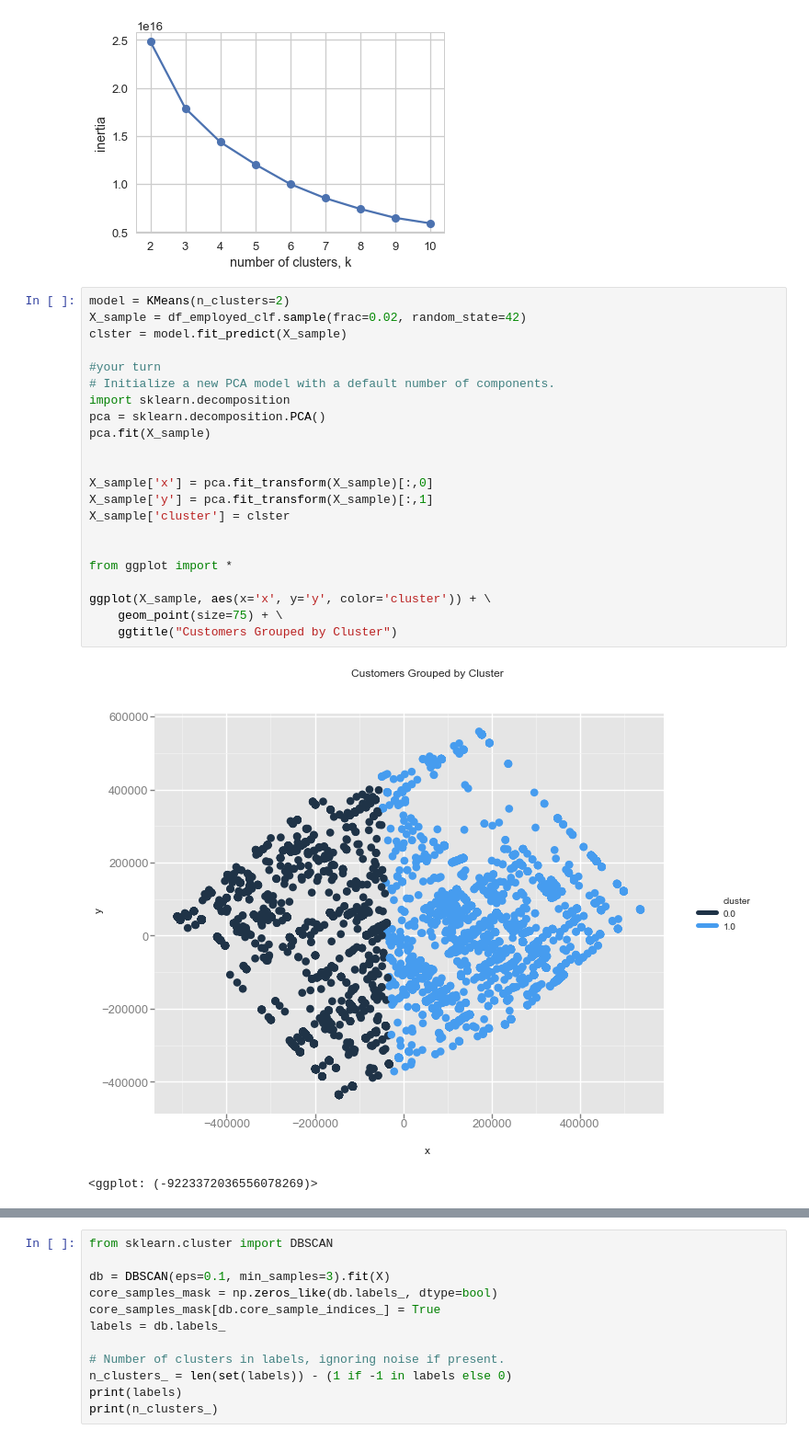
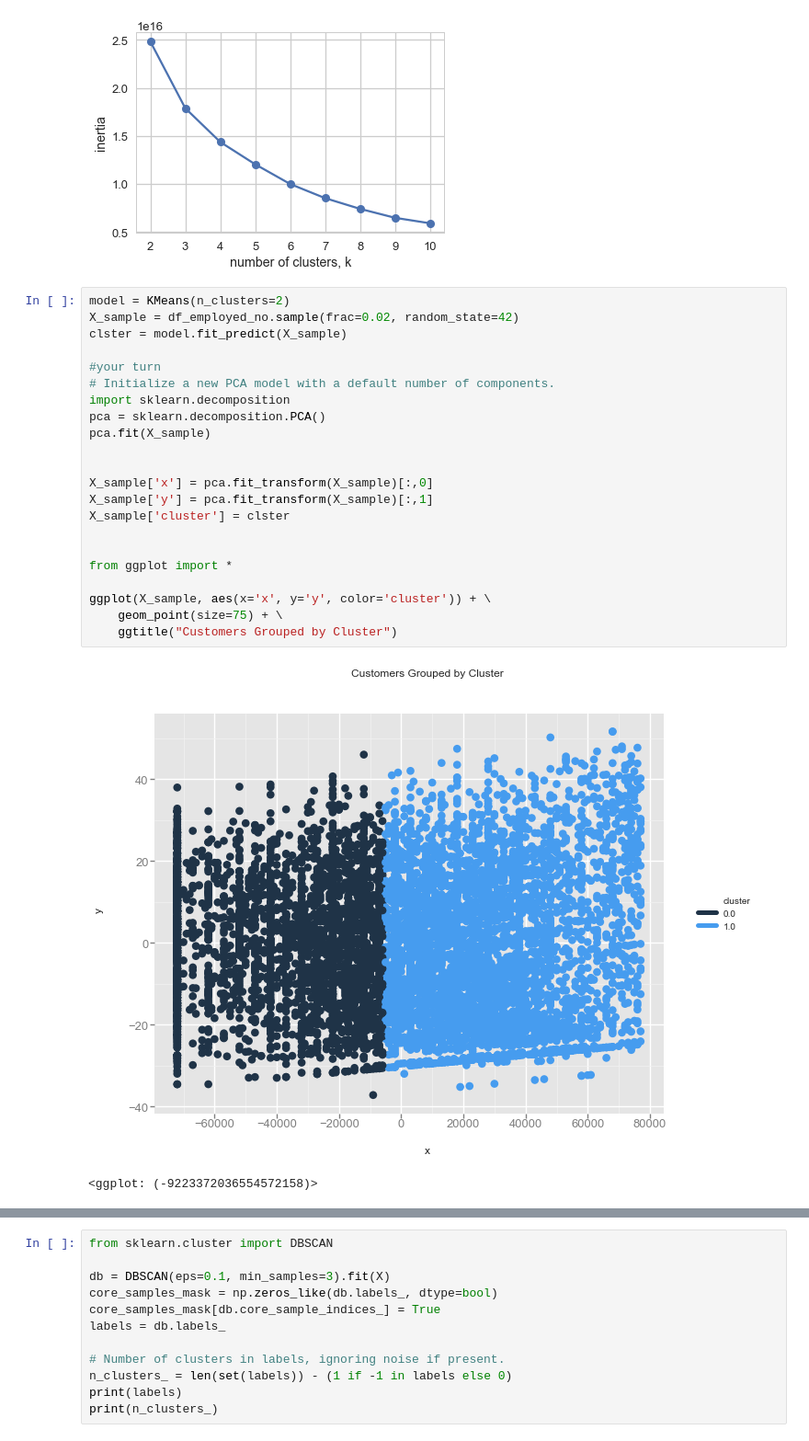
Before and after one commit to shuojiashi/women_in_stem, a Jupyter notebook: notebooks/Women in STEM workforce ML.ipynb, the cells around one changed output, grey strips where cells are left out. Shown at 92% size. Drawn from its saved outputs; the diff is of its cells as text.

```diff
--- a/notebooks/Women in STEM workforce ML.ipynb
+++ b/notebooks/Women in STEM workforce ML.ipynb
@@ -672,29 +672,29 @@ plt.show()
 [figure]
 # %%
 model = KMeans(n_clusters=2)
-X_sample = df_employed_clf.sample(frac=0.02, random_state=42)
+X_sample = df_employed_no.sample(frac=0.02, random_state=42)
 clster = model.fit_predict(X_sample)
 
 #your turn
 # Initialize a new PCA model with a default number of components.
 import sklearn.decomposition
 pca = sklearn.decomposition.PCA()
 pca.fit(X_sample)
 
 
 X_sample['x'] = pca.fit_transform(X_sample)[:,0]
 X_sample['y'] = pca.fit_transform(X_sample)[:,1]
 X_sample['cluster'] = clster
 
 
 from ggplot import *
 
 ggplot(X_sample, aes(x='x', y='y', color='cluster')) + \
     geom_point(size=75) + \
     ggtitle("Customers Grouped by Cluster")
 # %% [output]
-[figure, old version]
+[figure, new version]
-<ggplot: (-9223372036556078269)>
+<ggplot: (-9223372036554572158)>
 # %%
 #your turn
 # Initialize a new PCA model with a default number of components.
```
Also changed, not shown: parts of 3 cells of this notebook.
